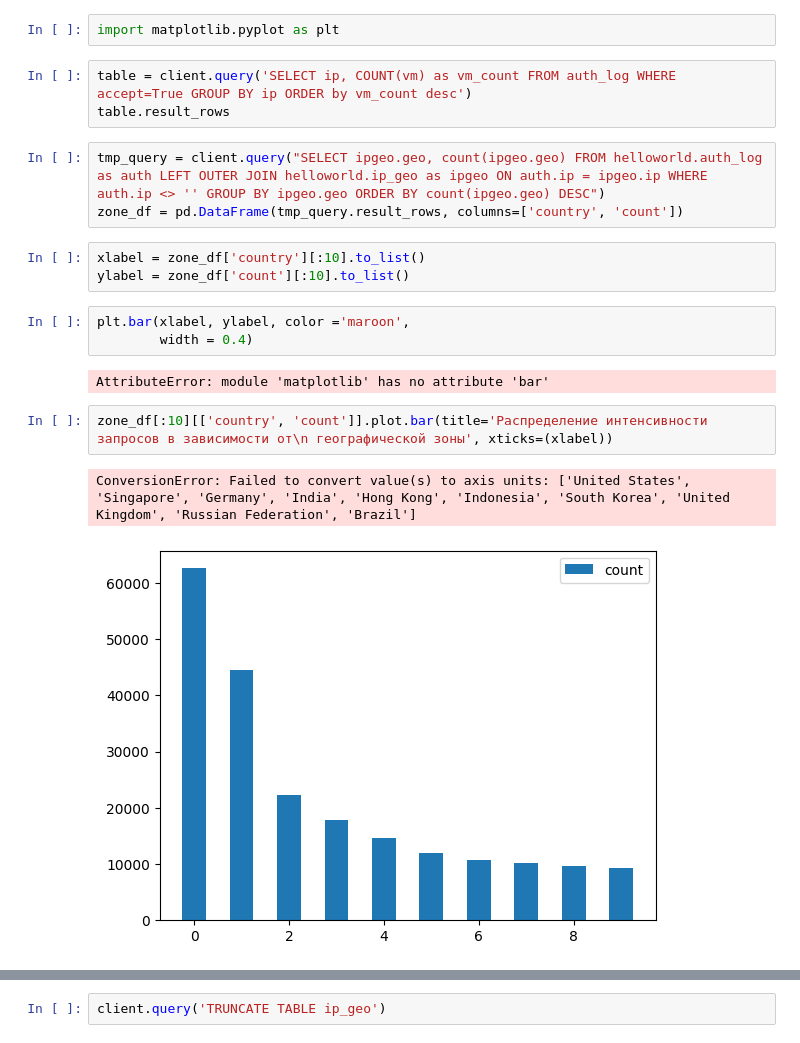
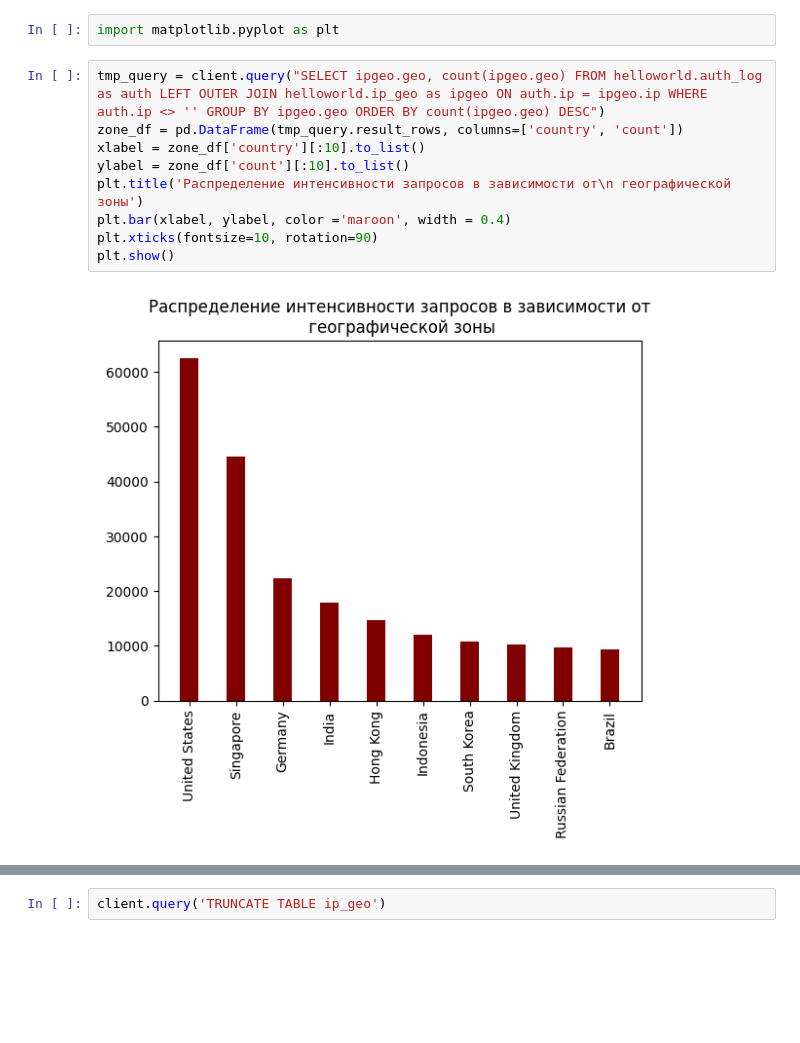
Before and after one commit to RomanZorkin/learn_clickhouse, a Jupyter notebook: db_hadler.ipynb, the cells around one changed output, grey strips where cells are left out. Drawn from its saved outputs; the diff is of its cells as text; blank space fills up the shorter version.

```diff
--- a/db_hadler.ipynb
+++ b/db_hadler.ipynb
@@ -108,22 +111,14 @@ for ip in not_found_list:
 # 4. Примеры отчетов
 # %%
 import matplotlib.pyplot as plt
-# %%
-table = client.query('SELECT ip, COUNT(vm) as vm_count FROM auth_log WHERE accept=True GROUP BY ip ORDER by vm_count desc')
-table.result_rows
 # %%
 tmp_query = client.query("SELECT ipgeo.geo, count(ipgeo.geo) FROM helloworld.auth_log as auth LEFT OUTER JOIN helloworld.ip_geo as ipgeo ON auth.ip = ipgeo.ip WHERE auth.ip <> '' GROUP BY ipgeo.geo ORDER BY count(ipgeo.geo) DESC")
 zone_df = pd.DataFrame(tmp_query.result_rows, columns=['country', 'count'])
+xlabel = zone_df['country'][:10].to_list()
+ylabel = zone_df['count'][:10].to_list()
+plt.title('Распределение интенсивности запросов в зависимости от\n географической зоны')
+plt.bar(xlabel, ylabel, color ='maroon', width = 0.4)
+plt.xticks(fontsize=10, rotation=90)
+plt.show()
+# %% [output]
+[figure, added]
-# %%
-xlabel = zone_df['country'][:10].to_list()
-ylabel = zone_df['count'][:10].to_list()
-# %%
-plt.bar(xlabel, ylabel, color ='maroon',
-        width = 0.4)
-# %% [output]
-AttributeError: module 'matplotlib' has no attribute 'bar'
-# %%
-zone_df[:10][['country', 'count']].plot.bar(title='Распределение интенсивности запросов в зависимости от\n географической зоны', xticks=(xlabel))
-# %% [output]
-ConversionError: Failed to convert value(s) to axis units: ['United States', 'Singapore', 'Germany', 'India', 'Hong Kong', 'Indonesia', 'South Korea', 'United Kingdom', 'Russian Federation', 'Brazil']
-[figure, removed]
```
Also changed, not shown: parts of 5 cells of this notebook, 2 other files.
